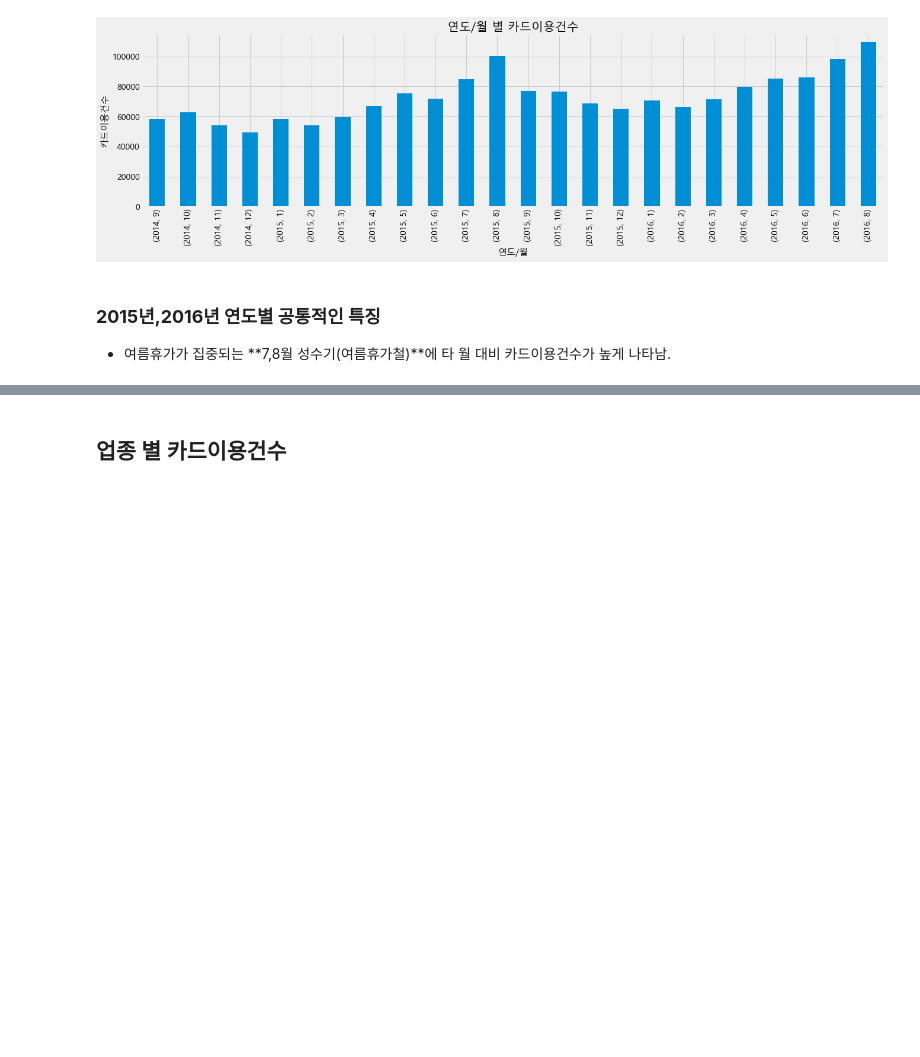
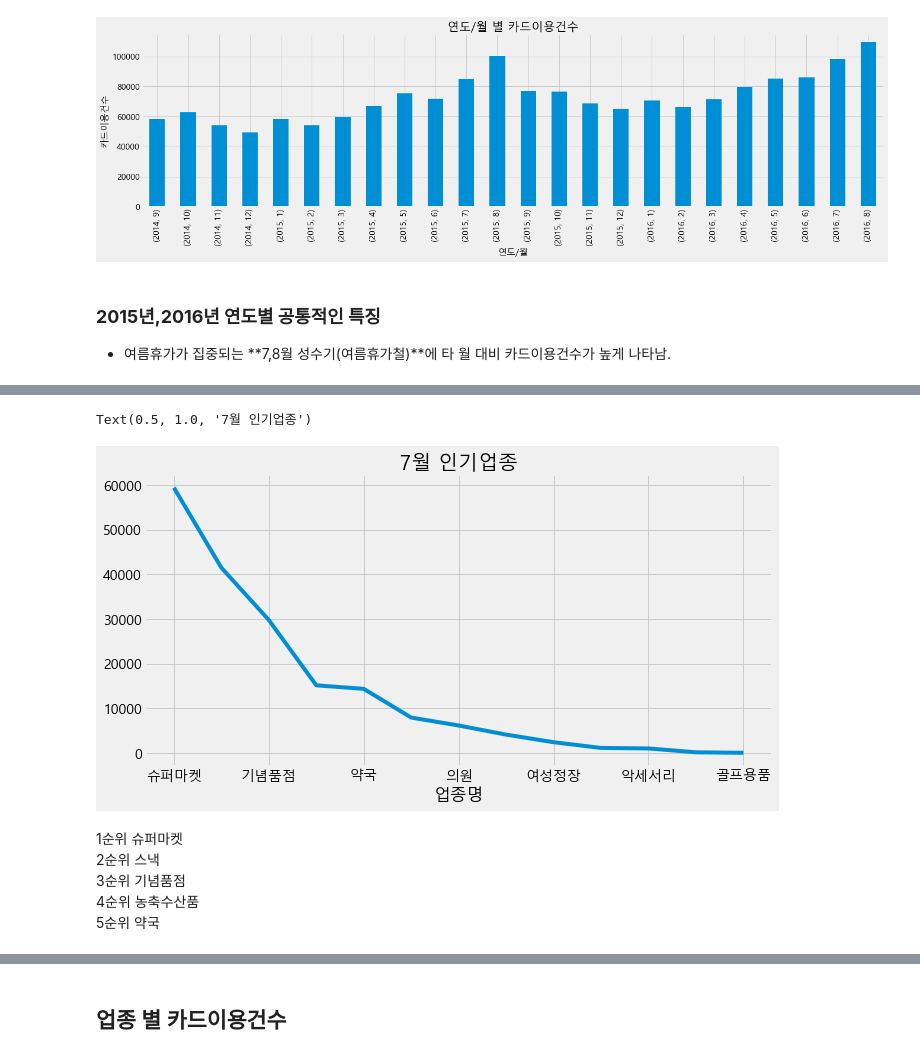
Before and after one commit to HayeonKimm/Tourist_Consumption_Analysis, a Jupyter notebook: code/2_analysis/BC카드 데이터 시각화_조아진.ipynb, the cells around one changed output, grey strips where cells are left out. Drawn from its saved outputs; the diff is of its cells as text; code cells hidden in the pictures; blank space fills up the shorter version.

```diff
--- a/code/2_analysis/BC카드 데이터 시각화_조아진.ipynb
+++ b/code/2_analysis/BC카드 데이터 시각화_조아진.ipynb
@@ -146,0 +129,13 @@ plt.show()
+# %%
+plt.figure(figsize=(10,5))
+df_month7_count.sort_values(ascending=False).plot()
+plt.title('7월 인기업종', fontsize=20)
+# %% [output]
+Text(0.5, 1.0, '7월 인기업종')
+[figure, added]
+# %% [markdown]
+1순위 슈퍼마켓
+2순위 스낵
+3순위 기념품점
+4순위 농축수산품
+5순위 약국
```
Also changed, not shown: parts of 138 cells of this notebook.
